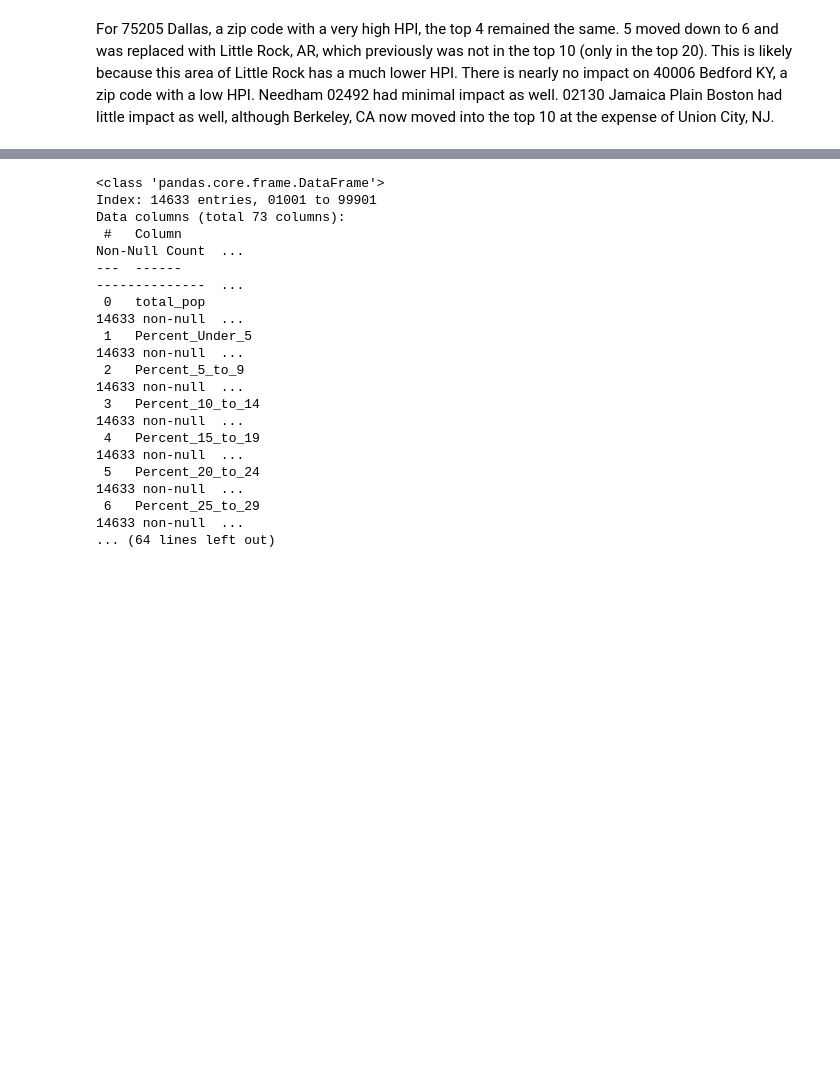
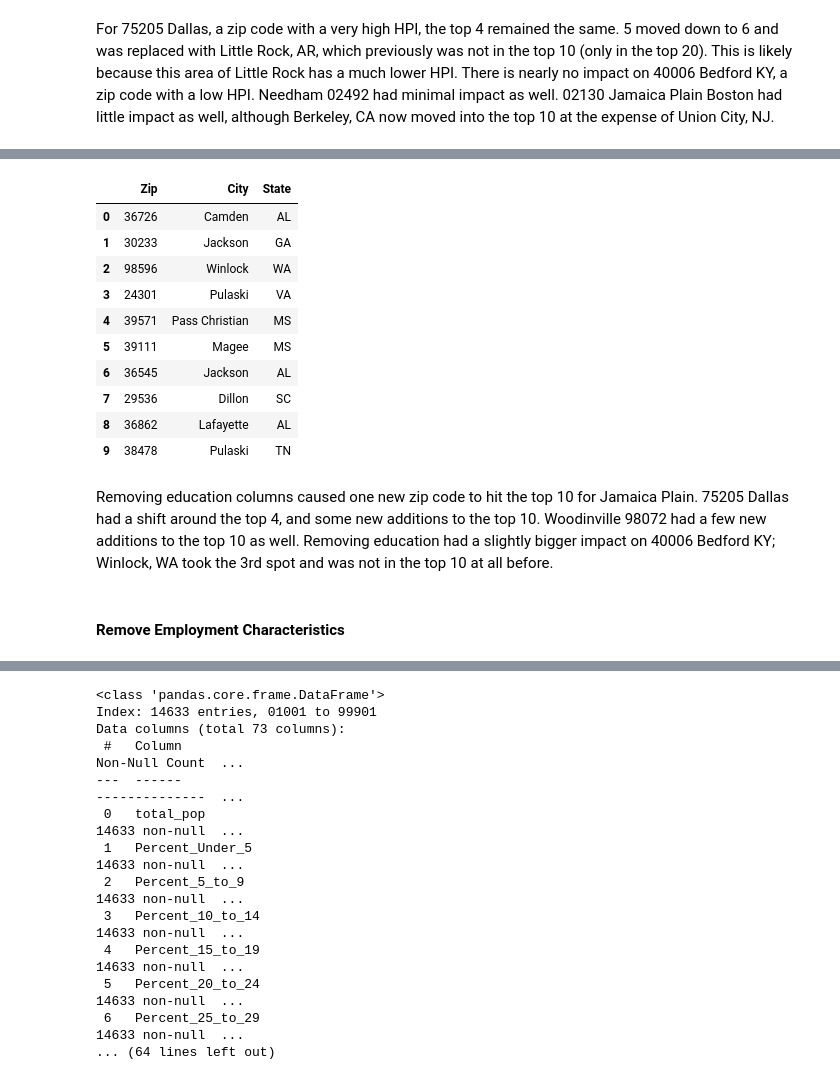
Before and after one commit to MLondon1027/Relocation_Recommender_System, a Jupyter notebook: Real_Estate_Recommender.ipynb, the cells around one changed output, grey strips where cells are left out. Cells and saved outputs as stored; diff of their text form; code cells hidden in the pictures; blank space fills up the shorter version.

```diff
--- a/Real_Estate_Recommender.ipynb
+++ b/Real_Estate_Recommender.ipynb
@@ -984,0 +914,5 @@ For 75205 Dallas, a zip code with a very high HPI, the top 4 remained the same.
+# %%
+# Merge columns together
+# Add density if you want later
+
+final_no_edu = pd.concat([data_percents, employment_percents, language_percents, veteran_percents, transportation_percents, financial_percents, marital_percents, real_estate_2019], axis=1)
@@ -984,0 +938,46 @@ For 75205 Dallas, a zip code with a very high HPI, the top 4 remained the same.
+# %%
+final_no_edu.dropna(axis=0, how='any', inplace=True)
+# %%
+scaler = StandardScaler()
+scaled = scaler.fit_transform(final_no_edu)
+scaled = pd.DataFrame(scaled, index=final_no_edu.index, columns=final_no_edu.columns)
+cosine_matrix = cosine_similarity(scaled, scaled)
+mapping = pd.Series(scaled.reset_index().index, index = scaled.index)
+# %%
+def cosine_recommend_zip(zip_input):
+    zip_location = pd.read_csv('data/us-zip-code-latitude-and-longitude.csv', sep = ';')
+    zip_index = int(mapping[zip_input])
+    #get similarity values with other zip codes
+    #similarity_score is the list of index and similarity matrix
+    similarity_score = list(enumerate(cosine_matrix[zip_index]))
+    #sort in descending order the similarity score of zip inputted with all the other zip codes
+    similarity_score = sorted(similarity_score, key=lambda x: x[1], reverse=True)
+    # Get the scores of the 15 most similar zip codes. Ignore the first zip code.
+    similarity_score = similarity_score[1:11]
+    #return zip codes using the mapping series
+    zip_indices = [i[0] for i in similarity_score]
+    best = []
+    for i in zip_indices:
+        best.append(int(final_no_edu.reset_index().iloc[i][0]))
+    df = pd.DataFrame(data = best, columns = ['Zip'])
+    merged = pd.merge(df,zip_location,on='Zip',how='inner')
+    merged = merged[['Zip', 'City', 'State']]
+    return merged
+# %%
+cosine_recommend_zip('40006')
+# %% [output]
+|  | Zip | City | State |
+| 0 | 36726 | Camden | AL |
+| 1 | 30233 | Jackson | GA |
+| 2 | 98596 | Winlock | WA |
+| 3 | 24301 | Pulaski | VA |
+| 4 | 39571 | Pass Christian | MS |
+| 5 | 39111 | Magee | MS |
+| 6 | 36545 | Jackson | AL |
+| 7 | 29536 | Dillon | SC |
+| 8 | 36862 | Lafayette | AL |
+| 9 | 38478 | Pulaski | TN |
+# %% [markdown]
+Removing education columns caused one new zip code to hit the top 10 for Jamaica Plain. 75205 Dallas had a shift around the top 4, and some new additions to the top 10. Woodinville 98072 had a few new additions to the top 10 as well. Removing education had a slightly bigger impact on 40006 Bedford KY; Winlock, WA took the 3rd spot and was not in the top 10 at all before.
+# %% [markdown]
+#### Remove Employment Characteristics
```
Also changed, not shown: parts of 32 cells of this notebook, 1 other file.
